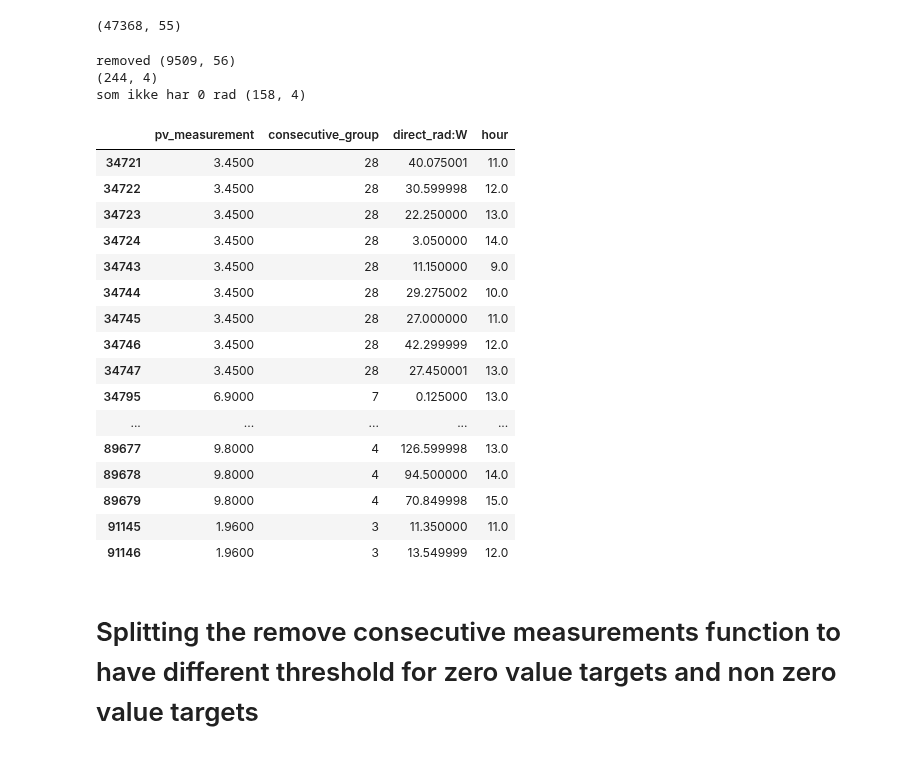
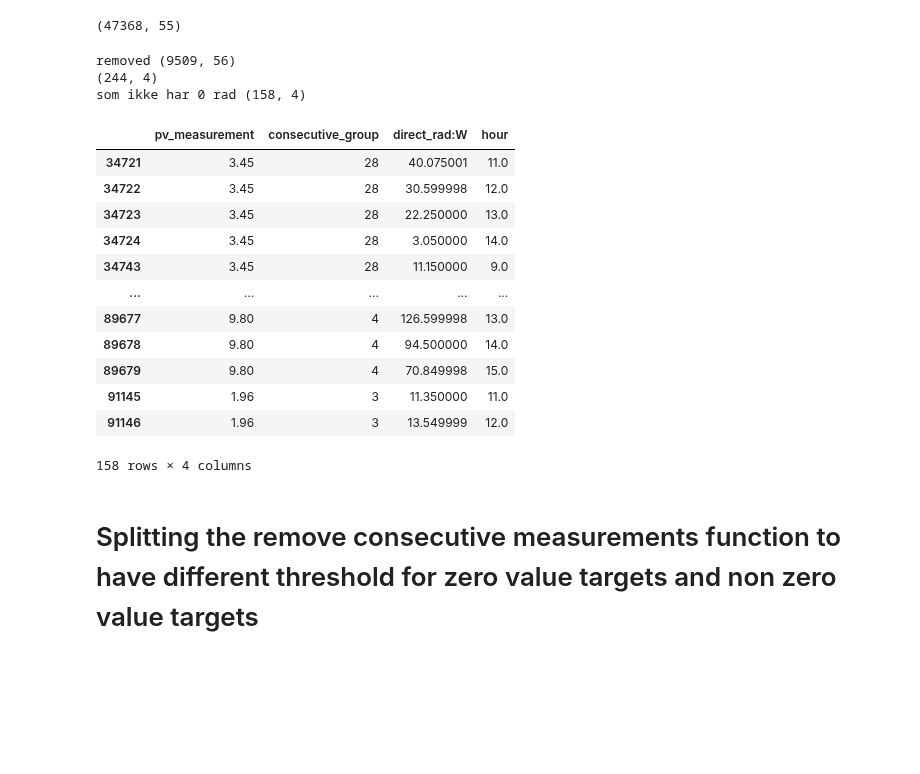
Before and after one commit to mikaelste/TDT4173-project, a Jupyter notebook: final_submission/merged_explore/merged_explore_mats.ipynb, the cells around one changed output. Cells and saved outputs as stored; diff of their text form; code cells hidden in the pictures; blank space fills up the shorter version.

```diff
--- a/final_submission/merged_explore/merged_explore_mats.ipynb
+++ b/final_submission/merged_explore/merged_explore_mats.ipynb
@@ -876,46 +875,42 @@ pipe2 = Pipeline()
 # %%
 mydf = pipe2.get_combined_data()
 numbers = [0 if c % 2 == 0 else c for c in range(100)]
 numbers = [0,0,0,0,0] + numbers +[0,0,0,0]
 
 od = pd.DataFrame(numbers, columns=["pv_measurement"])
 # od
 # dette skal være samme som henning sin.
 # print(mydf.shape)
 removed = pipe2.remove_consecutive_measurments_new_new(all_data.copy(), 3, 100, 100, return_removed=True) #5, 1000
 # conscs, coc = pipe.remove_consecutive_measurments(od, 3, 12, fuck= True)
 print("removed",removed.shape)
 
 row_where_consecutive_group_is_between = removed[(removed['consecutive_group'] > 0) &  (removed['consecutive_group'] < 30)]
 see = row_where_consecutive_group_is_between[relevant_columns]
 print(see.shape)
 # see.head(20)
 
 outliers = see[(see["direct_rad:W"] > 0.1) & (see["direct_rad:W"] < 10000)]
 print("som ikke har 0 rad",outliers.shape)
-outliers.head(100)
+outliers.head(20)
 outliers
 # %% [output]
 removed (9509, 56)
 (244, 4)
 som ikke har 0 rad (158, 4)
 |  | pv_measurement | consecutive_group | direct_rad:W | hour |
-| 34721 | 3.4500 | 28 | 40.075001 | 11.0 |
-| 34722 | 3.4500 | 28 | 30.599998 | 12.0 |
-| 34723 | 3.4500 | 28 | 22.250000 | 13.0 |
-| 34724 | 3.4500 | 28 | 3.050000 | 14.0 |
-| 34743 | 3.4500 | 28 | 11.150000 | 9.0 |
-| 34744 | 3.4500 | 28 | 29.275002 | 10.0 |
-| 34745 | 3.4500 | 28 | 27.000000 | 11.0 |
-| 34746 | 3.4500 | 28 | 42.299999 | 12.0 |
-| 34747 | 3.4500 | 28 | 27.450001 | 13.0 |
-| 34795 | 6.9000 | 7 | 0.125000 | 13.0 |
+| 34721 | 3.45 | 28 | 40.075001 | 11.0 |
+| 34722 | 3.45 | 28 | 30.599998 | 12.0 |
+| 34723 | 3.45 | 28 | 22.250000 | 13.0 |
+| 34724 | 3.45 | 28 | 3.050000 | 14.0 |
+| 34743 | 3.45 | 28 | 11.150000 | 9.0 |
 | ... | ... | ... | ... | ... |
-| 89677 | 9.8000 | 4 | 126.599998 | 13.0 |
-| 89678 | 9.8000 | 4 | 94.500000 | 14.0 |
-| 89679 | 9.8000 | 4 | 70.849998 | 15.0 |
-| 91145 | 1.9600 | 3 | 11.350000 | 11.0 |
-| 91146 | 1.9600 | 3 | 13.549999 | 12.0 |
+| 89677 | 9.80 | 4 | 126.599998 | 13.0 |
+| 89678 | 9.80 | 4 | 94.500000 | 14.0 |
+| 89679 | 9.80 | 4 | 70.849998 | 15.0 |
+| 91145 | 1.96 | 3 | 11.350000 | 11.0 |
+| 91146 | 1.96 | 3 | 13.549999 | 12.0 |
+158 rows × 4 columns
 # %% [markdown]
 
 <h1> Splitting the remove consecutive measurements function to have different threshold for zero value targets and non zero value targets <h1>
```
Also changed, not shown: parts of 1 cell of this notebook.
